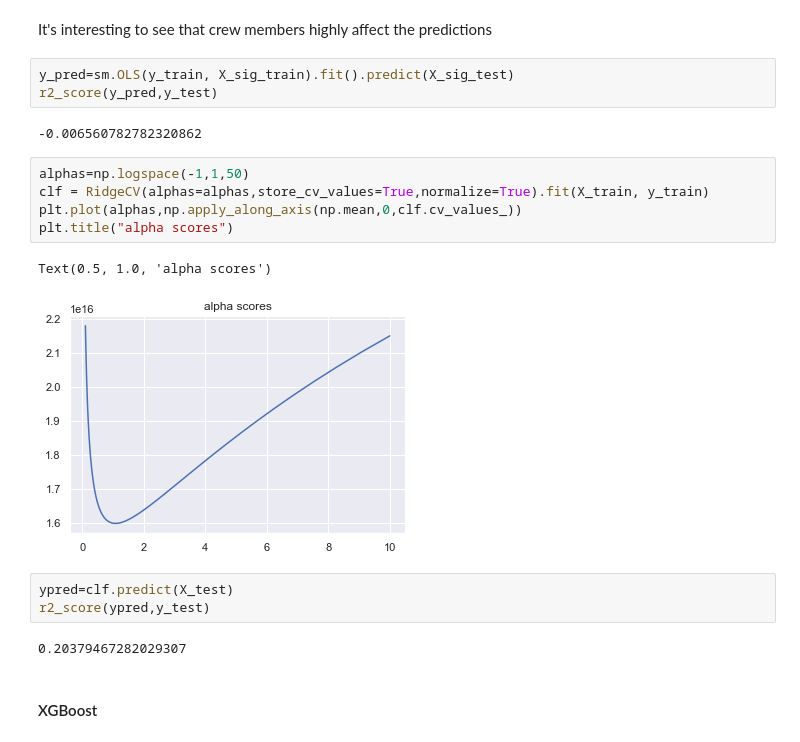
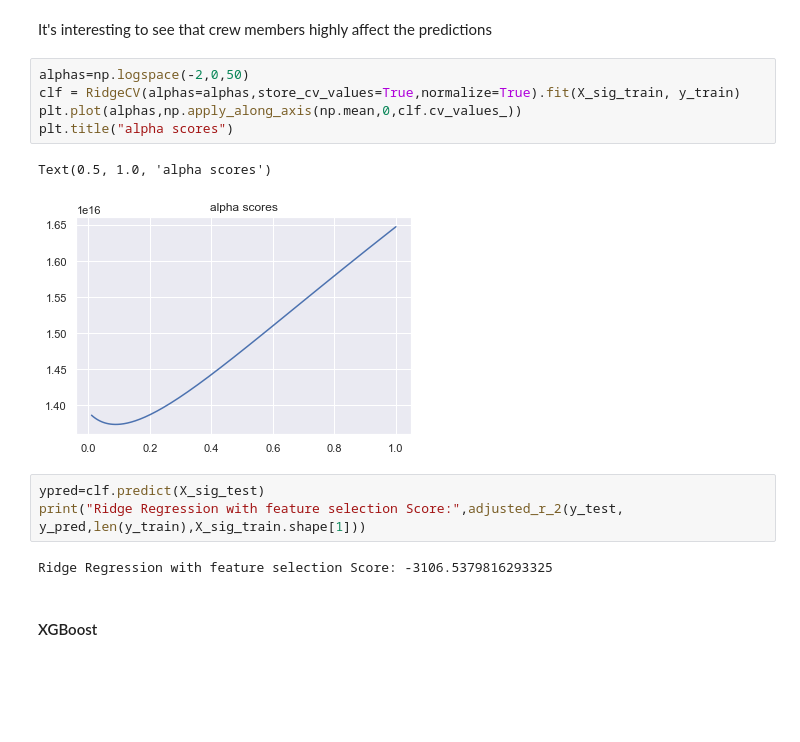
Before and after one commit to ridhachahed/Project-TMDB-5000-Movie-Dataset, a Jupyter notebook: Untitled.ipynb, the cells around one changed output. Saved outputs shown, nothing was run; the diff lists cells and outputs as text; blank space fills up the shorter version.

```diff
--- a/Untitled.ipynb
+++ b/Untitled.ipynb
@@ -1710,23 +1745,18 @@ crew_name_Kathleen_Kennedy      1.763641e+07
 dtype: float64
 # %% [markdown]
 It's interesting to see that crew members highly affect the predictions
-# %%
-y_pred=sm.OLS(y_train, X_sig_train).fit().predict(X_sig_test)
-r2_score(y_pred,y_test)
-# %% [output]
--0.006560782782320862
 # %%
-alphas=np.logspace(-1,1,50)
-clf = RidgeCV(alphas=alphas,store_cv_values=True,normalize=True).fit(X_train, y_train)
+alphas=np.logspace(-2,0,50)
+clf = RidgeCV(alphas=alphas,store_cv_values=True,normalize=True).fit(X_sig_train, y_train)
 plt.plot(alphas,np.apply_along_axis(np.mean,0,clf.cv_values_))
 plt.title("alpha scores")
 # %% [output]
 Text(0.5, 1.0, 'alpha scores')
-[figure, old version]
+[figure, new version]
-# %%
-ypred=clf.predict(X_test)
-r2_score(ypred,y_test)
-# %% [output]
-0.20379467282029307
+# %%
+ypred=clf.predict(X_sig_test)
+print("Ridge Regression with feature selection Score:",adjusted_r_2(y_test, y_pred,len(y_train),X_sig_train.shape[1]))
+# %% [output]
+Ridge Regression with feature selection Score: -3106.5379816293325
 # %% [markdown]
 #### XGBoost
```
Also changed, not shown: parts of 105 cells of this notebook.
